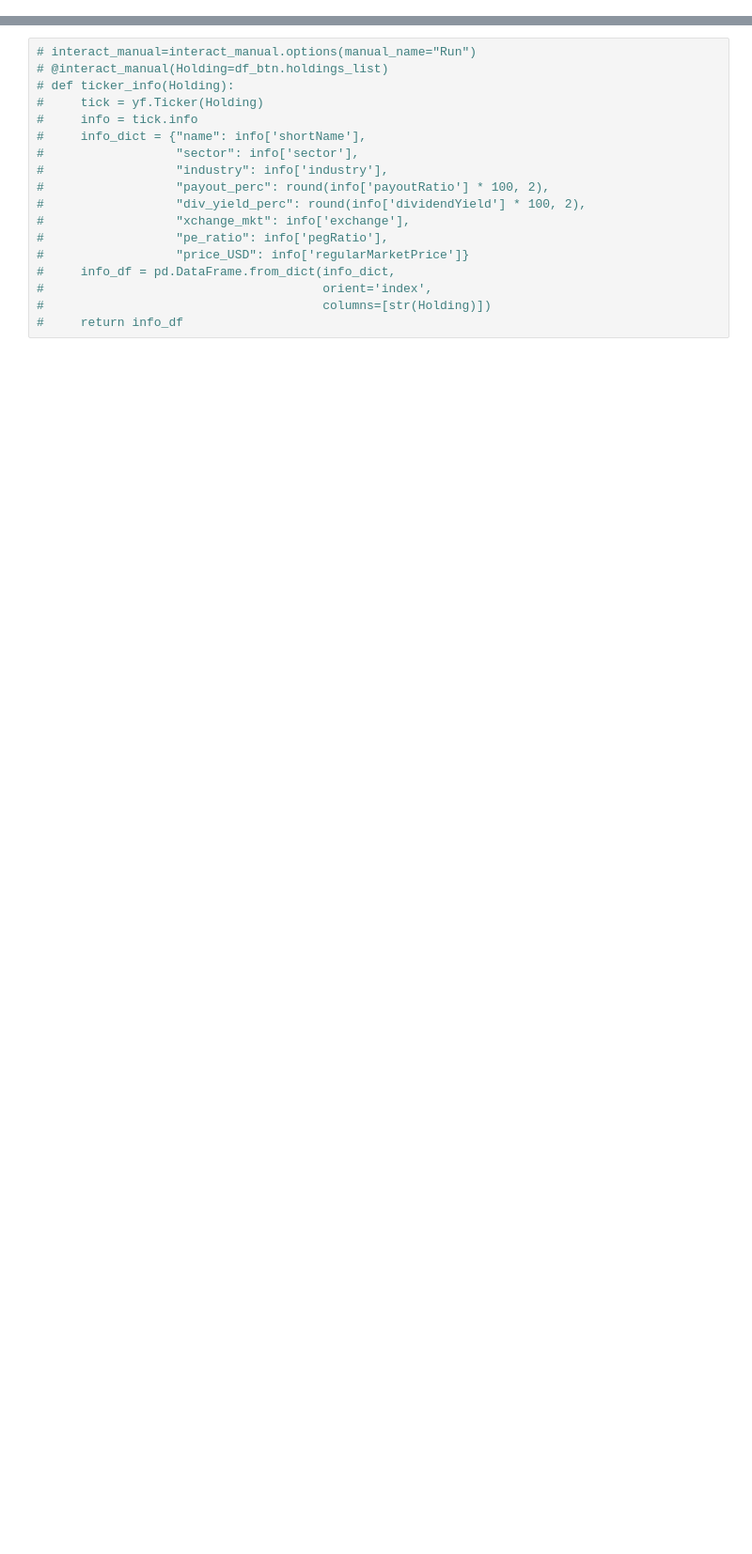
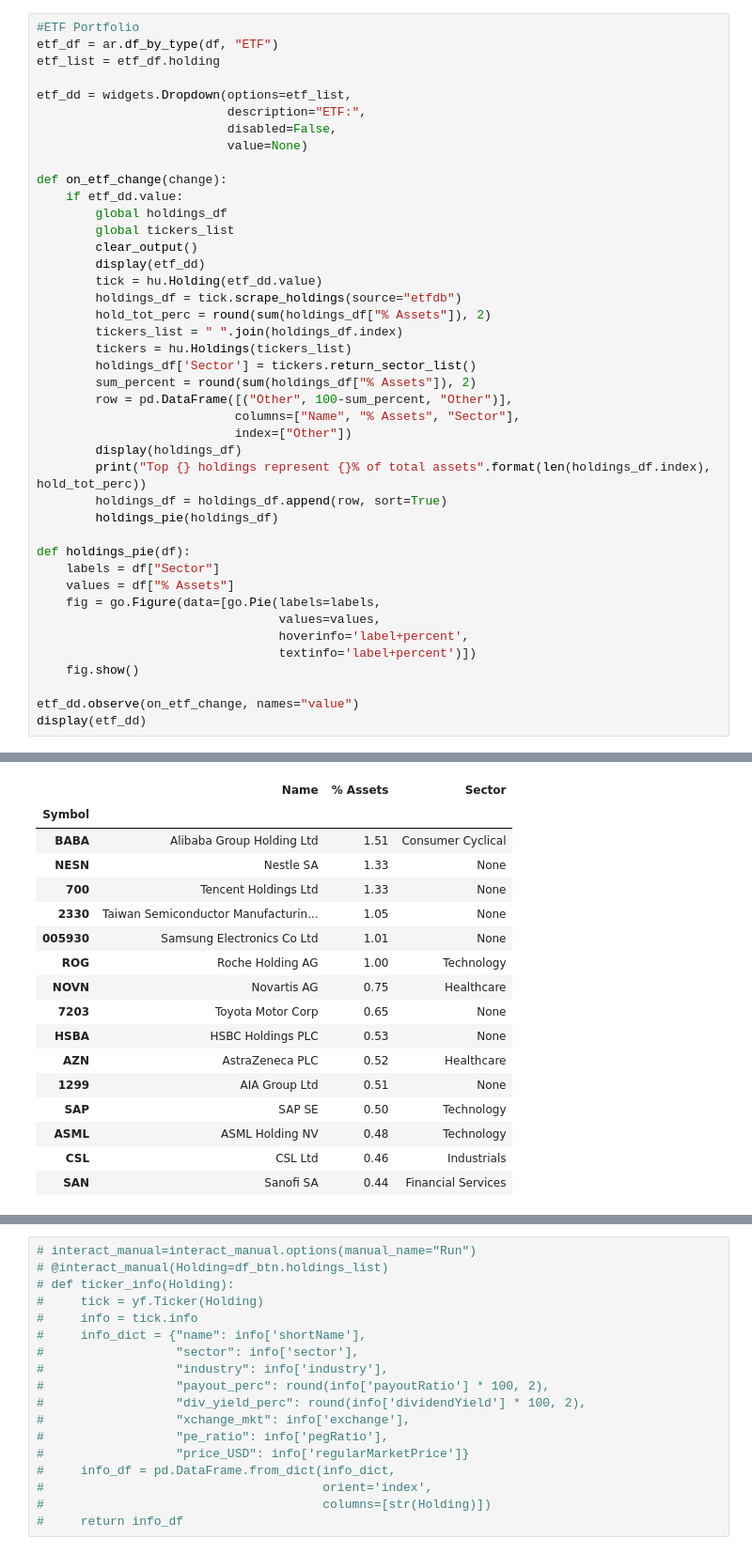
Before and after one commit to lvlarco/shares_analysis, a Jupyter notebook: src/shares_UI.ipynb, the cells around one changed output, grey strips where cells are left out. Shown at 94% size. Saved outputs shown, nothing was run; the diff lists cells and outputs as text; blank space fills up the shorter version.

Commit message:
Included ETF Portfolio and Holdings asset % and international map

```diff
--- a/src/shares_UI.ipynb
+++ b/src/shares_UI.ipynb
@@ -94,0 +159,43 @@ Check out the performance of your stocks
+# %%
+#ETF Portfolio
+etf_df = ar.df_by_type(df, "ETF")
+etf_list = etf_df.holding
+
+etf_dd = widgets.Dropdown(options=etf_list,
+                          description="ETF:",
+                          disabled=False,
+                          value=None)
+
+def on_etf_change(change):
+    if etf_dd.value:
+        global holdings_df
+        global tickers_list
+        clear_output()
+        display(etf_dd)
+        tick = hu.Holding(etf_dd.value)
+        holdings_df = tick.scrape_holdings(source="etfdb")
+        hold_tot_perc = round(sum(holdings_df["% Assets"]), 2)
+        tickers_list = " ".join(holdings_df.index)
+        tickers = hu.Holdings(tickers_list)
+        holdings_df['Sector'] = tickers.return_sector_list()
+        sum_percent = round(sum(holdings_df["% Assets"]), 2)
+        row = pd.DataFrame([("Other", 100-sum_percent, "Other")],
+                           columns=["Name", "% Assets", "Sector"],
+                           index=["Other"])
+        display(holdings_df)
+        print("Top {} holdings represent {}% of total assets".format(len(holdings_df.index), hold_tot_perc))
+        holdings_df = holdings_df.append(row, sort=True)
+        holdings_pie(holdings_df)
+
+def holdings_pie(df):
+    labels = df["Sector"]
+    values = df["% Assets"]
+    fig = go.Figure(data=[go.Pie(labels=labels,
+                                 values=values,
+                                 hoverinfo='label+percent',
+                                 textinfo='label+percent')])
+    fig.show()
+
+etf_dd.observe(on_etf_change, names="value")
+display(etf_dd)
+# %% [output]
@@ -94,0 +203,17 @@ Check out the performance of your stocks
+|  | Name | % Assets | Sector |
+| Symbol |  |  |  |
+| BABA | Alibaba Group Holding Ltd | 1.51 | Consumer Cyclical |
+| NESN | Nestle SA | 1.33 | None |
+| 700 | Tencent Holdings Ltd | 1.33 | None |
+| 2330 | Taiwan Semiconductor Manufacturin... | 1.05 | None |
+| 005930 | Samsung Electronics Co Ltd | 1.01 | None |
+| ROG | Roche Holding AG | 1.00 | Technology |
+| NOVN | Novartis AG | 0.75 | Healthcare |
+| 7203 | Toyota Motor Corp | 0.65 | None |
+| HSBA | HSBC Holdings PLC | 0.53 | None |
+| AZN | AstraZeneca PLC | 0.52 | Healthcare |
+| 1299 | AIA Group Ltd | 0.51 | None |
+| SAP | SAP SE | 0.50 | Technology |
+| ASML | ASML Holding NV | 0.48 | Technology |
+| CSL | CSL Ltd | 0.46 | Industrials |
+| SAN | Sanofi SA | 0.44 | Financial Services |
```
Also changed, not shown: parts of 16 cells of this notebook, 2 other files.
